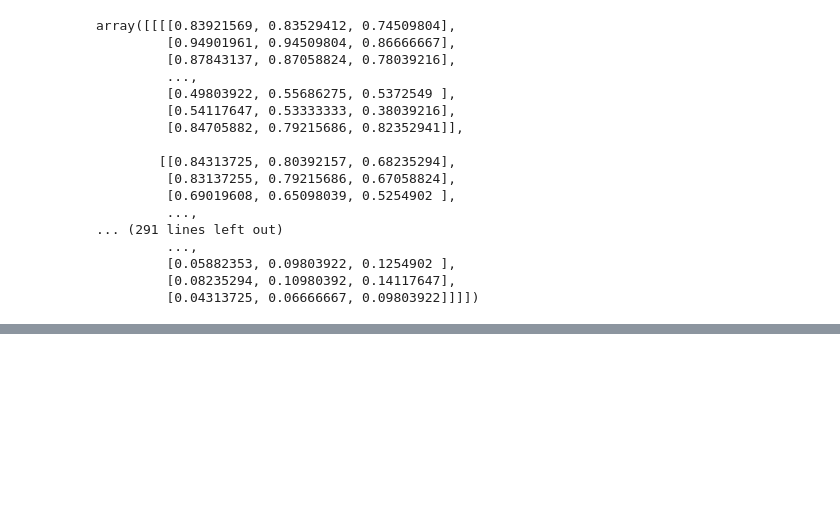
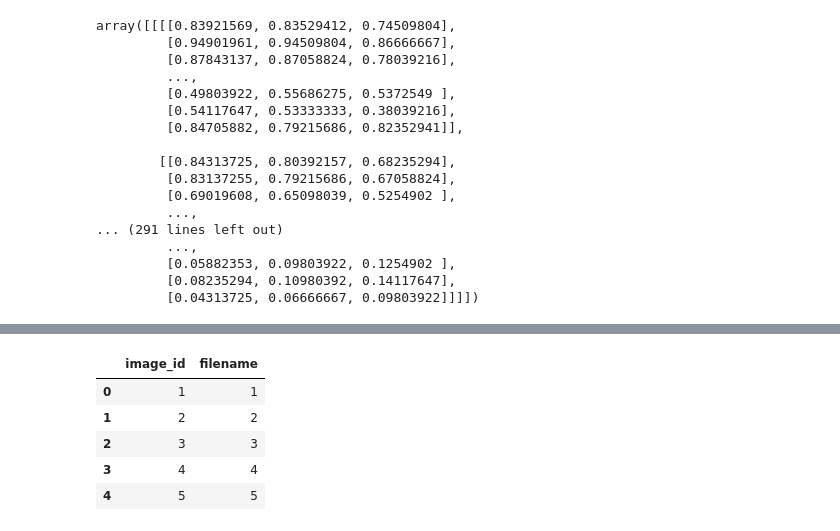
Before and after one commit to rupali99rakibe/Image_classification_deep_learning_project, a Jupyter notebook: car_Image_classification.ipynb, the cells around one changed output, grey strips where cells are left out. Saved outputs shown, nothing was run; the diff lists cells and outputs as text; code cells hidden in the pictures; blank space fills up the shorter version.

```diff
--- a/car_Image_classification.ipynb
+++ b/car_Image_classification.ipynb
@@ -193,0 +325,3 @@ array([[[[0.83921569, 0.83529412, 0.74509804],
+# %%
+X_train_csv = df_train.drop('label',axis=1)
+y_train_csv = df_train[['label']]
@@ -193,0 +336,9 @@ array([[[[0.83921569, 0.83529412, 0.74509804],
+# %%
+X_train_csv.head()
+# %% [output]
+|  | image_id | filename |
+| 0 | 1 | 1 |
+| 1 | 2 | 2 |
+| 2 | 3 | 3 |
+| 3 | 4 | 4 |
+| 4 | 5 | 5 |
```
Also changed, not shown: parts of 49 cells of this notebook.
